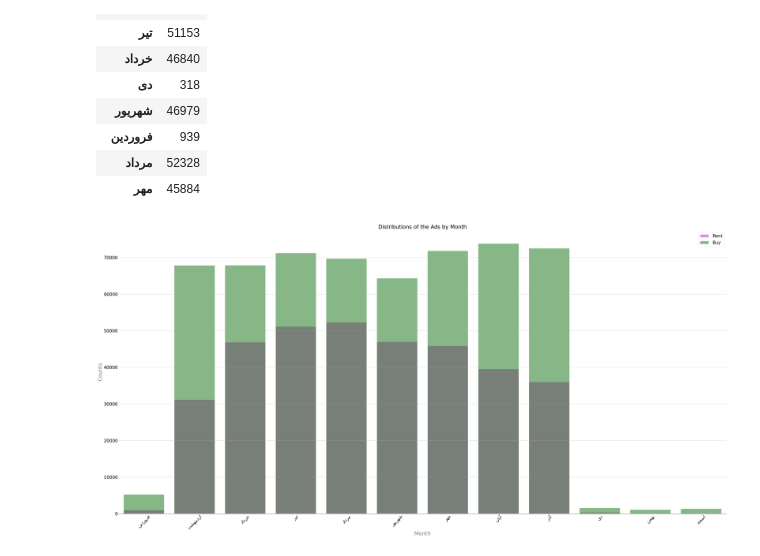
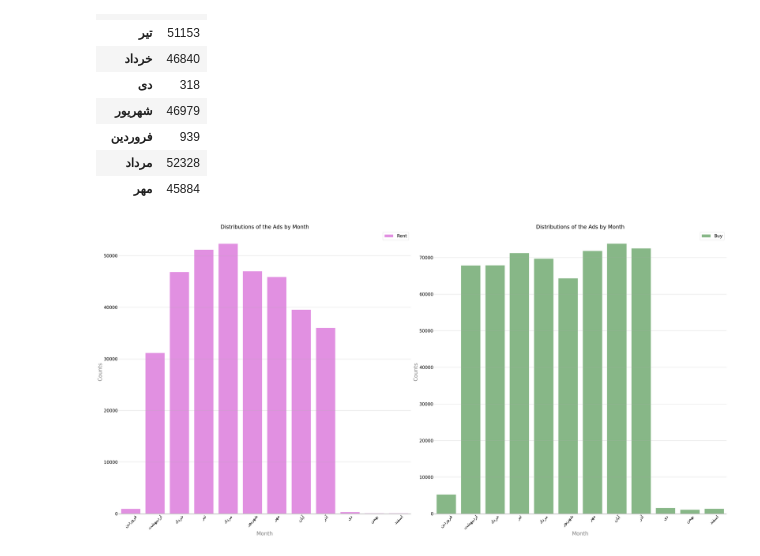
Before and after one commit to aminrafi394/quera-AI-first-project, a Jupyter notebook: Section2&3.ipynb, the cells around one changed output. Drawn from its saved outputs; the diff is of its cells as text; code cells hidden in the pictures.

```diff
--- a/Section2&3.ipynb
+++ b/Section2&3.ipynb
@@ -211,12 +245,10 @@ rent_frame
 | مهر | 45884 |
 # %%
 # start plotting.
-
 import arabic_reshaper
 from bidi.algorithm import get_display
 import matplotlib.pyplot as plt
 import seaborn as sns
-
 
 def fix_fa(text: str) -> str:
     return get_display(arabic_reshaper.reshape(str(text)))
@@ -241,44 +273,56 @@ rent_aligned = rent_frame.reindex(month_order, fill_value=0)
 buy_aligned = buy_frame.reindex(month_order, fill_value=0)
 
 x_labels = [fix_fa(m) for m in month_order]
 
-figure, axis = plt.subplots(figsize=(40, 20))
+figure, axis = plt.subplots(1, 2, figsize=(40, 20))
 
-axis.spines["top"].set_visible(False)
-axis.spines["right"].set_visible(False)
-axis.spines["left"].set_visible(False)
-axis.set_title("Distributions of the Ads by Month", fontsize=24)
-axis.set_ylabel("Counts", fontsize=24, color="gray")
-axis.set_xlabel("Month", fontsize=24, color="gray")
-axis.tick_params(axis="y", length=0, labelsize=20)
-axis.tick_params(axis="x", length=0, rotation=45, labelsize=20)
-axis.grid(alpha=0.75)
+axis[0].spines["top"].set_visible(False)
+axis[0].spines["right"].set_visible(False)
+axis[0].spines["left"].set_visible(False)
+axis[0].set_title("Distributions of the Ads by Month", fontsize=24)
+axis[0].set_ylabel("Counts", fontsize=24, color="gray")
+axis[0].set_xlabel("Month", fontsize=24, color="gray")
+axis[0].tick_params(axis="y", length=0, labelsize=20)
+axis[0].tick_params(axis="x", length=0, rotation=45, labelsize=20)
+axis[0].grid(alpha=0.75)
 
 sns.barplot(
-    ax=axis,
+    ax=axis[0],
     x=x_labels,
     y=rent_aligned["count"],
     color="violet",
     edgecolor="white",
     linewidth=1.5,
     alpha=1,
     label="Rent",
 )
 
+axis[0].legend(fontsize=20)
+
+axis[1].spines["top"].set_visible(False)
+axis[1].spines["right"].set_visible(False)
+axis[1].spines["left"].set_visible(False)
+axis[1].set_title("Distributions of the Ads by Month", fontsize=24)
+axis[1].set_ylabel("Counts", fontsize=24, color="gray")
+axis[1].set_xlabel("Month", fontsize=24, color="gray")
+axis[1].tick_params(axis="y", length=0, labelsize=20)
+axis[1].tick_params(axis="x", length=0, rotation=45, labelsize=20)
+axis[1].grid(alpha=0.75)
+
 sns.barplot(
-    ax=axis,
+    ax=axis[1],
     x=x_labels,
     y=buy_aligned["count"],
     color="green",
     edgecolor="white",
     linewidth=1.5,
     alpha=0.5,
     label="Buy",
 )
 
-axis.legend(fontsize=20)
+axis[1].legend(fontsize=20)
 
 plt.tight_layout()
 plt.show()
 # %% [output]
-[figure, old version]
+[figure, new version]
```
Also changed, not shown: parts of 2 cells of this notebook.
